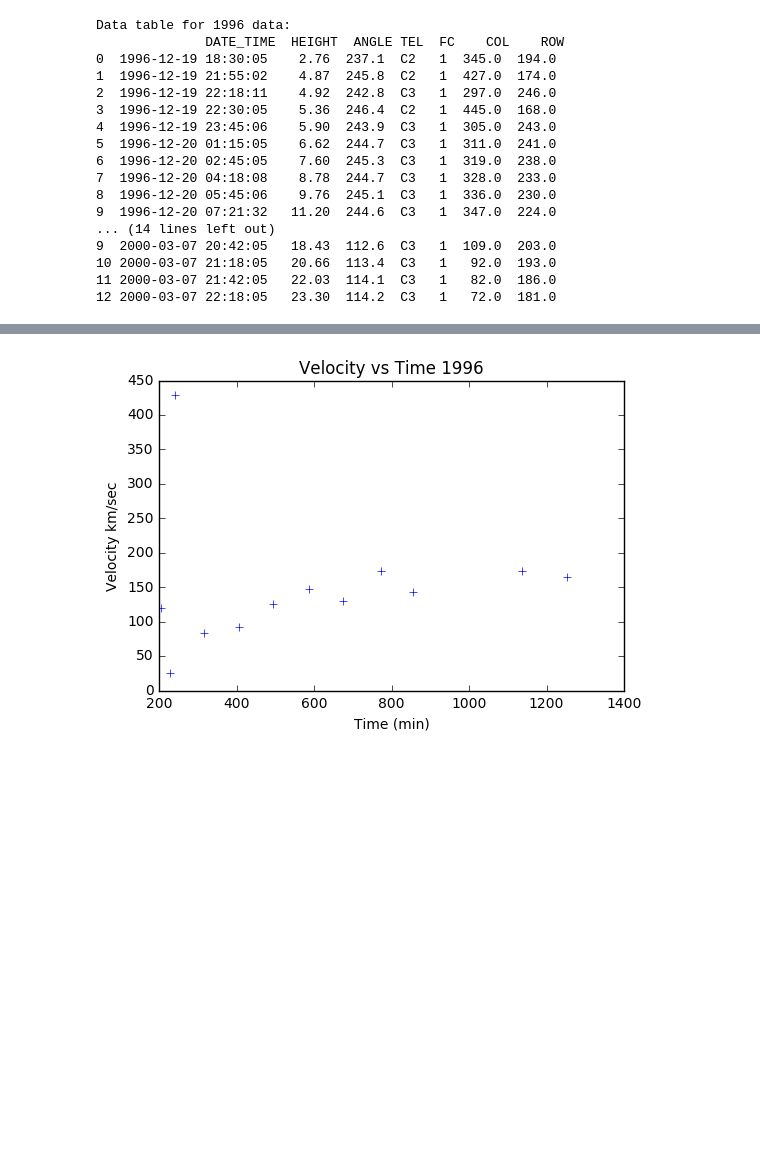
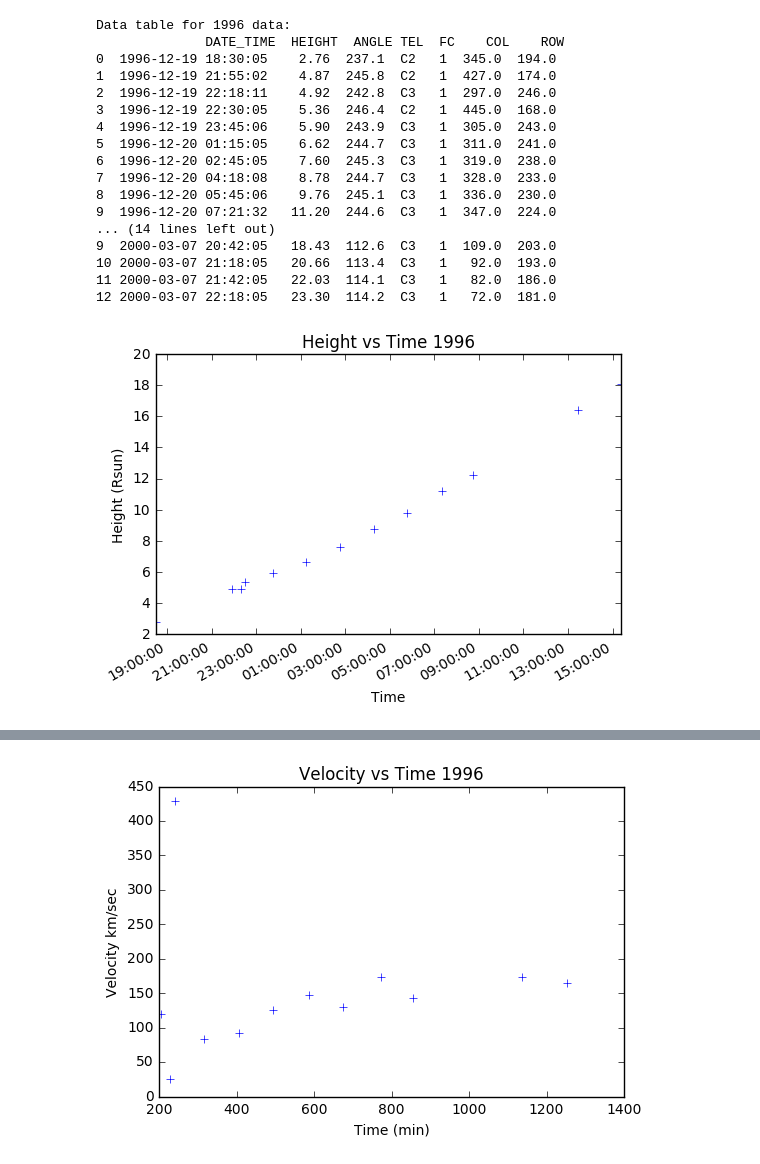
Before and after one commit to speerbetsy/analyzing_cme_speed, a Jupyter notebook: notebooks/fig1_duplicate.ipynb, the cells around one changed output, grey strips where cells are left out. Saved outputs shown, nothing was run; the diff lists cells and outputs as text; code cells hidden in the pictures; blank space fills up the shorter version.

```diff
--- a/notebooks/fig1_duplicate.ipynb
+++ b/notebooks/fig1_duplicate.ipynb
@@ -49,5 +43,9 @@ Data table for 1996 data:
 10 2000-03-07 21:18:05   20.66  113.4  C3   1   92.0  193.0
 11 2000-03-07 21:42:05   22.03  114.1  C3   1   82.0  186.0
 12 2000-03-07 22:18:05   23.30  114.2  C3   1   72.0  181.0
+# %%
+cme_graphing.height_vs_time(day1)
+# %% [output]
+[figure, added]
 # %%
 #Fourth, plot the height vs time
```
Also changed, not shown: parts of 2 cells of this notebook.
